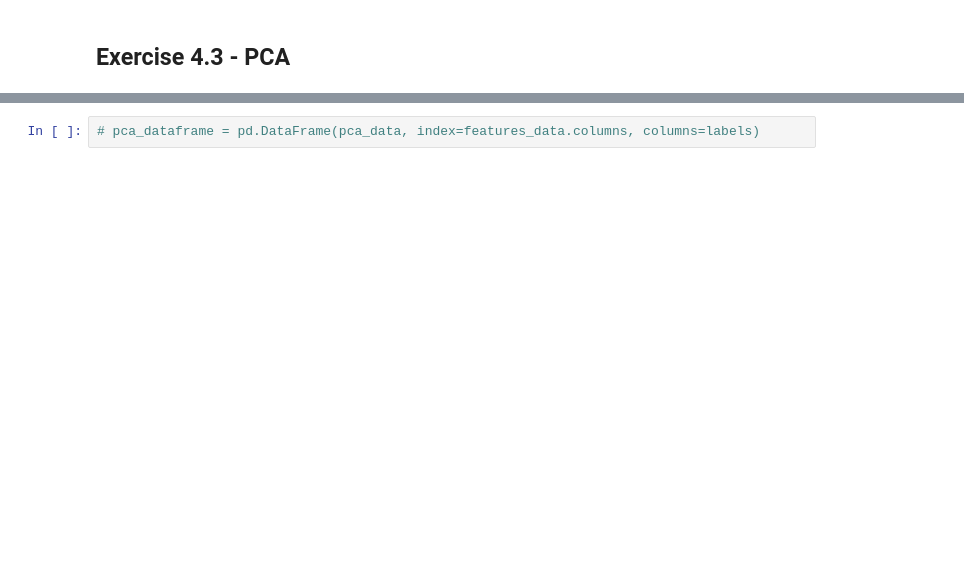
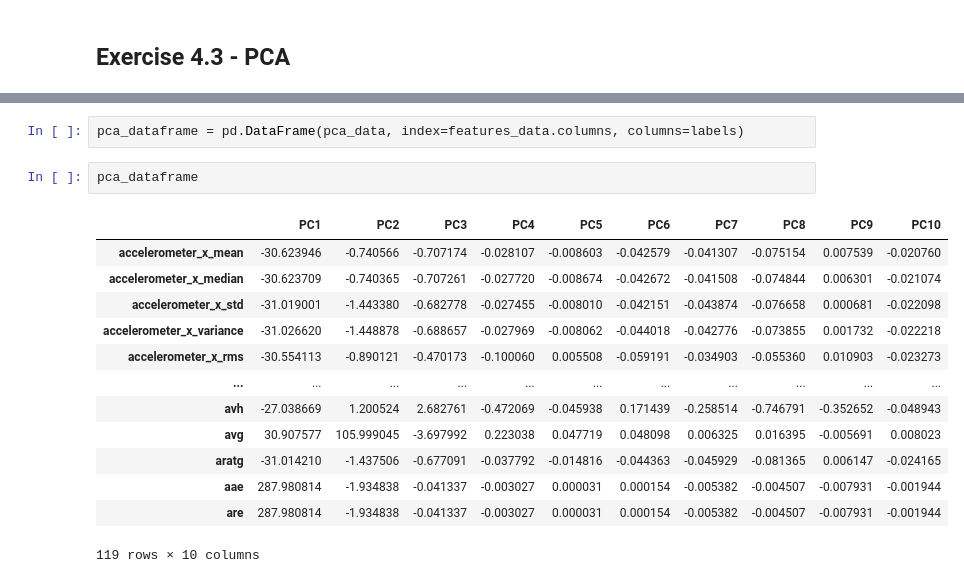
Before and after one commit to PugtgYosuky/clf-human-activities, a Jupyter notebook: src/project.ipynb, the cells around one changed output, grey strips where cells are left out. Drawn from its saved outputs; the diff is of its cells as text; blank space fills up the shorter version.

```diff
--- a/src/project.ipynb
+++ b/src/project.ipynb
@@ -708,2 +753,18 @@ AttributeError: 'PCA' object has no attribute 'explained_variance_ration'
 # %%
-# pca_dataframe = pd.DataFrame(pca_data, index=features_data.columns, columns=labels)
+pca_dataframe = pd.DataFrame(pca_data, index=features_data.columns, columns=labels)
+# %%
+pca_dataframe
+# %% [output]
+|  | PC1 | PC2 | PC3 | PC4 | PC5 | PC6 | PC7 | PC8 | PC9 | PC10 |
+| accelerometer_x_mean | -30.623946 | -0.740566 | -0.707174 | -0.028107 | -0.008603 | -0.042579 | -0.041307 | -0.075154 | 0.007539 | -0.020760 |
+| accelerometer_x_median | -30.623709 | -0.740365 | -0.707261 | -0.027720 | -0.008674 | -0.042672 | -0.041508 | -0.074844 | 0.006301 | -0.021074 |
+| accelerometer_x_std | -31.019001 | -1.443380 | -0.682778 | -0.027455 | -0.008010 | -0.042151 | -0.043874 | -0.076658 | 0.000681 | -0.022098 |
+| accelerometer_x_variance | -31.026620 | -1.448878 | -0.688657 | -0.027969 | -0.008062 | -0.044018 | -0.042776 | -0.073855 | 0.001732 | -0.022218 |
+| accelerometer_x_rms | -30.554113 | -0.890121 | -0.470173 | -0.100060 | 0.005508 | -0.059191 | -0.034903 | -0.055360 | 0.010903 | -0.023273 |
+| ... | ... | ... | ... | ... | ... | ... | ... | ... | ... | ... |
+| avh | -27.038669 | 1.200524 | 2.682761 | -0.472069 | -0.045938 | 0.171439 | -0.258514 | -0.746791 | -0.352652 | -0.048943 |
+| avg | 30.907577 | 105.999045 | -3.697992 | 0.223038 | 0.047719 | 0.048098 | 0.006325 | 0.016395 | -0.005691 | 0.008023 |
+| aratg | -31.014210 | -1.437506 | -0.677091 | -0.037792 | -0.014816 | -0.044363 | -0.045929 | -0.081365 | 0.006147 | -0.024165 |
+| aae | 287.980814 | -1.934838 | -0.041337 | -0.003027 | 0.000031 | 0.000154 | -0.005382 | -0.004507 | -0.007931 | -0.001944 |
+| are | 287.980814 | -1.934838 | -0.041337 | -0.003027 | 0.000031 | 0.000154 | -0.005382 | -0.004507 | -0.007931 | -0.001944 |
+119 rows × 10 columns
```
Also changed, not shown: parts of 61 cells of this notebook, 3 other files.
